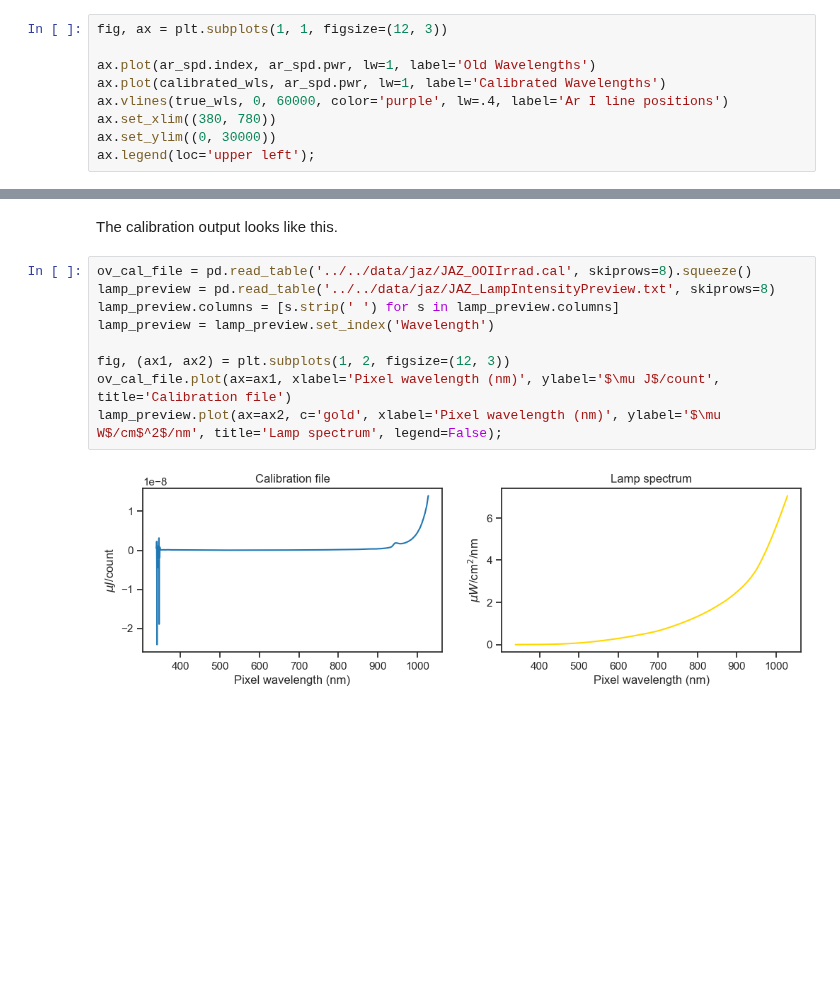
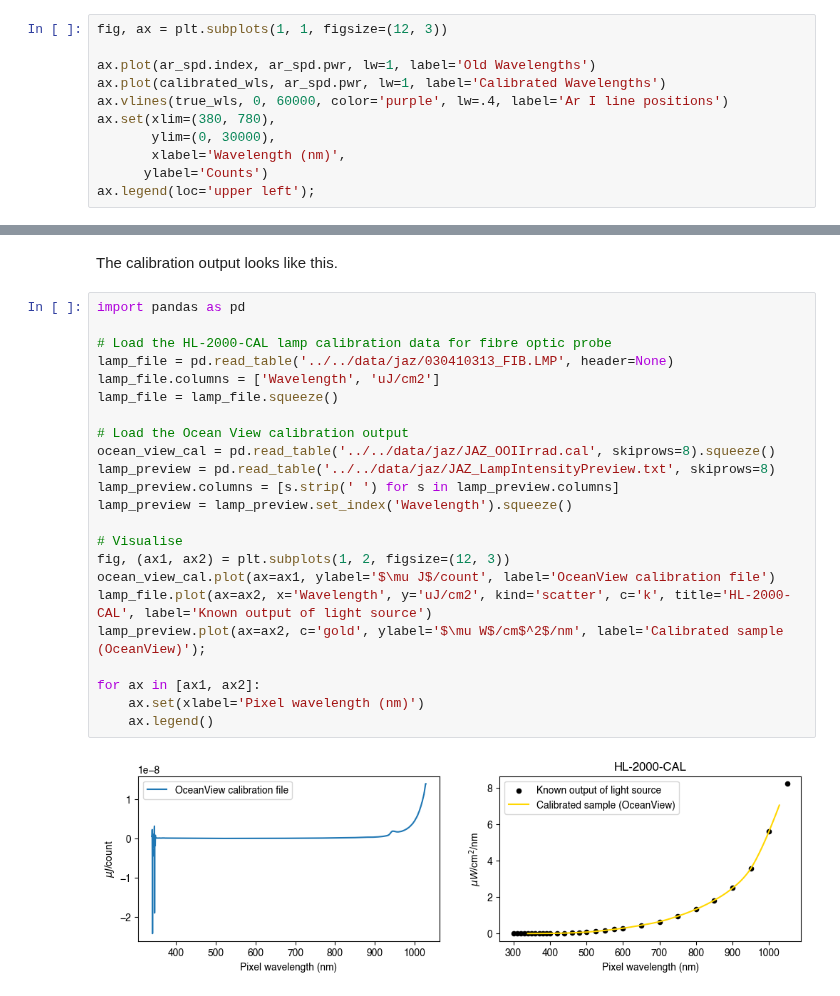
Before and after one commit to PySilentSubstitution/pysilsub, a Jupyter notebook: docs/source/07a_spectrometer_calibration.ipynb, the cells around one changed output, grey strips where cells are left out. Drawn from its saved outputs; the diff is of its cells as text; blank space fills up the shorter version.

```diff
--- a/docs/source/07a_spectrometer_calibration.ipynb
+++ b/docs/source/07a_spectrometer_calibration.ipynb
@@ -179,7 +318,9 @@ fig, ax = plt.subplots(1, 1, figsize=(12, 3))
 ax.plot(ar_spd.index, ar_spd.pwr, lw=1, label='Old Wavelengths')
 ax.plot(calibrated_wls, ar_spd.pwr, lw=1, label='Calibrated Wavelengths')
 ax.vlines(true_wls, 0, 60000, color='purple', lw=.4, label='Ar I line positions')
-ax.set_xlim((380, 780))
-ax.set_ylim((0, 30000))
+ax.set(xlim=(380, 780),
+       ylim=(0, 30000),
+       xlabel='Wavelength (nm)',
+      ylabel='Counts')
 ax.legend(loc='upper left');
 # %% [output]
@@ -220,14 +359,28 @@ Turn the light source on and wait for it to reach thermal equilibrium (~15 mins)
 # %% [markdown]
 The calibration output looks like this.
 # %%
-ov_cal_file = pd.read_table('../../data/jaz/JAZ_OOIIrrad.cal', skiprows=8).squeeze()
+import pandas as pd
+
+# Load the HL-2000-CAL lamp calibration data for fibre optic probe
+lamp_file = pd.read_table('../../data/jaz/030410313_FIB.LMP', header=None)
+lamp_file.columns = ['Wavelength', 'uJ/cm2']
+lamp_file = lamp_file.squeeze()
+
+# Load the Ocean View calibration output
+ocean_view_cal = pd.read_table('../../data/jaz/JAZ_OOIIrrad.cal', skiprows=8).squeeze()
 lamp_preview = pd.read_table('../../data/jaz/JAZ_LampIntensityPreview.txt', skiprows=8)
 lamp_preview.columns = [s.strip(' ') for s in lamp_preview.columns]
-lamp_preview = lamp_preview.set_index('Wavelength')
+lamp_preview = lamp_preview.set_index('Wavelength').squeeze()
 
+# Visualise
 fig, (ax1, ax2) = plt.subplots(1, 2, figsize=(12, 3))
-ov_cal_file.plot(ax=ax1, xlabel='Pixel wavelength (nm)', ylabel='$\mu J$/count', title='Calibration file')
-lamp_preview.plot(ax=ax2, c='gold', xlabel='Pixel wavelength (nm)', ylabel='$\mu W$/cm$^2$/nm', title='Lamp spectrum', legend=False);
+ocean_view_cal.plot(ax=ax1, ylabel='$\mu J$/count', label='OceanView calibration file')
+lamp_file.plot(ax=ax2, x='Wavelength', y='uJ/cm2', kind='scatter', c='k', title='HL-2000-CAL', label='Known output of light source')
+lamp_preview.plot(ax=ax2, c='gold', ylabel='$\mu W$/cm$^2$/nm', label='Calibrated sample (OceanView)');
+
+for ax in [ax1, ax2]:
+    ax.set(xlabel='Pixel wavelength (nm)')
+    ax.legend()
 # %% [output]
-[figure, old version]
+[figure, new version]
 # %% [markdown]
```
Also changed, not shown: parts of 40 cells of this notebook, 58 other files.
